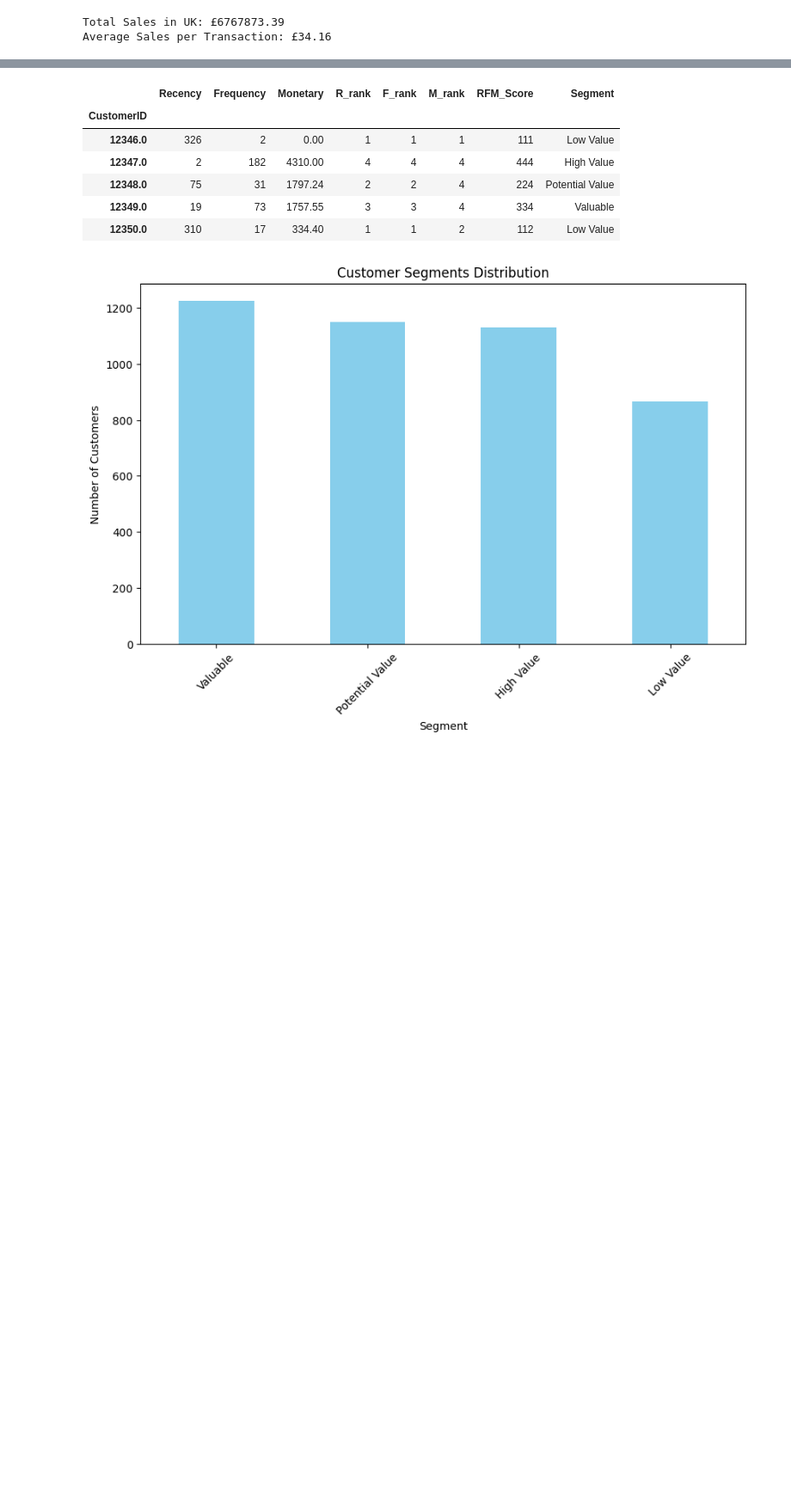
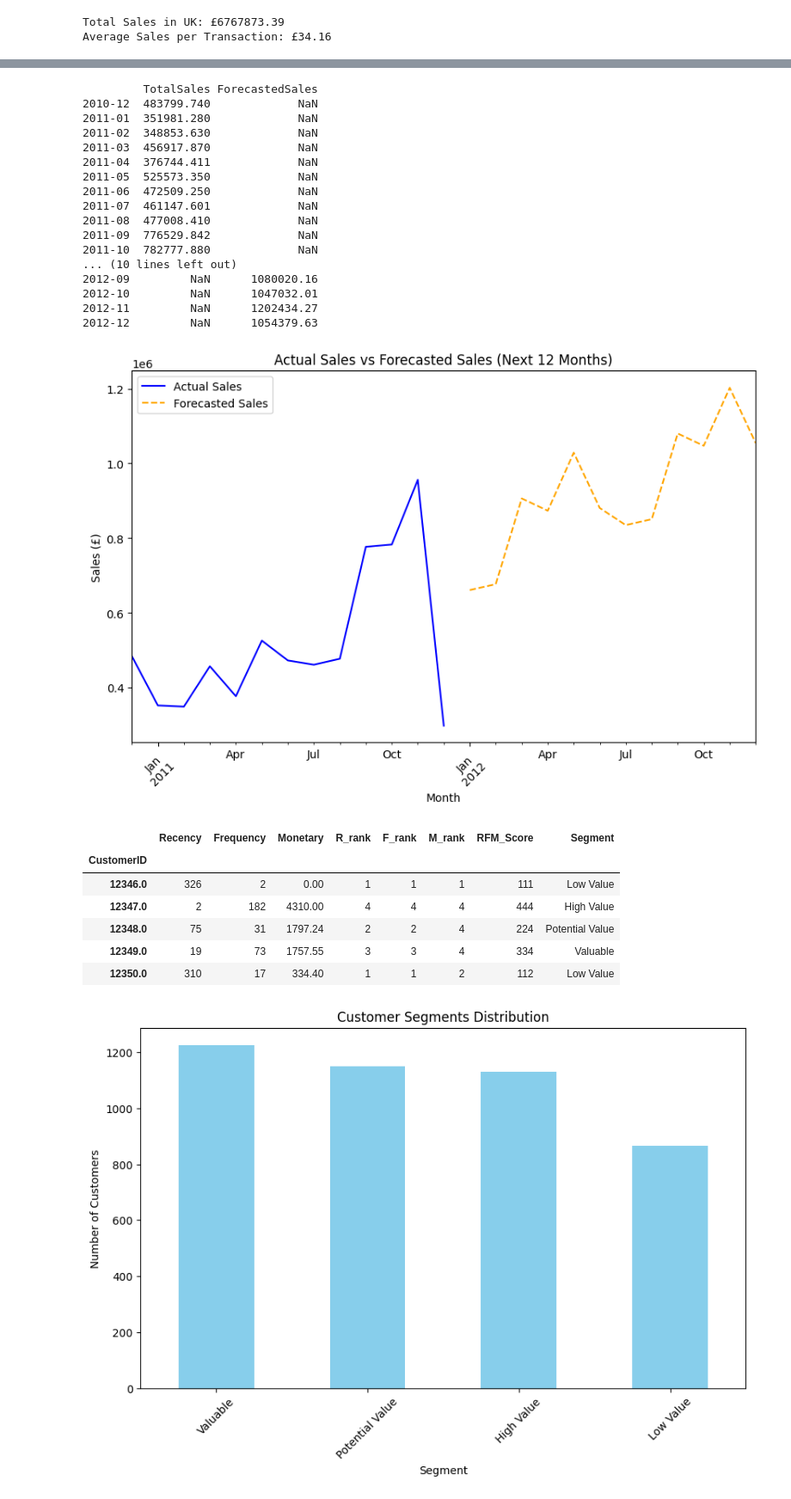
Before and after one commit to Fatimat01/AI-ML-Projects, a Jupyter notebook: projects/project1/analysis.ipynb, the cells around one changed output, grey strips where cells are left out. Shown at 86% size. Saved outputs shown, nothing was run; the diff lists cells and outputs as text; code cells hidden in the pictures; blank space fills up the shorter version.

Commit message:
updated analysis

```diff
--- a/projects/project1/analysis.ipynb
+++ b/projects/project1/analysis.ipynb
@@ -146,3 +126,58 @@ plt.show()
+# %%
+# Time-Series Analysis
+# Total sales by Date (day) ignoring time
+# sales_by_date = uk_data.groupby(uk_data['InvoiceDate'].dt.date)['TotalSales'].sum()
+
+# Group sales by month
+monthly_sales = uk_data.groupby(uk_data['InvoiceDate'].dt.to_period('M'))['TotalSales'].sum()
+# Fit a Time-Series Model (Holt-Winters Exponential Smoothing)
+model = ExponentialSmoothing(monthly_sales, trend='add', seasonal='add', seasonal_periods=6)
+fitted_model = model.fit()
+
+# Make Predictions - Forecast sales for the next 12 months
+forecast = fitted_model.forecast(12)
+
+# Create a DataFrame for the forecasted period
+forecast_df = pd.DataFrame(forecast, columns=['ForecastedSales'])
+forecast_df = forecast_df['ForecastedSales'].apply(lambda x: f"{x:.2f}")
+# Combine actual and forecasted data into one table
+combined_sales = pd.concat([monthly_sales, forecast_df], axis=1)
+
+# Display the combined table
+print(combined_sales)
+
+# Plot Actual Sales and Forecasted Sales
+plt.figure(figsize=(10,6))
+monthly_sales.plot(kind='line', label='Actual Sales', color='blue')
+forecast.plot(kind='line', label='Forecasted Sales', color='orange', linestyle='--')
+plt.title('Actual Sales vs Forecasted Sales (Next 12 Months)')
+plt.xlabel('Month')
+plt.ylabel('Sales (£)')
+plt.legend()
+plt.xticks(rotation=45)
+plt.show()
+
+# Print the forecasted values
+#print(forecast)
+# %% [output]
+         TotalSales ForecastedSales
+2010-12  483799.740             NaN
+2011-01  351981.280             NaN
+2011-02  348853.630             NaN
+2011-03  456917.870             NaN
+2011-04  376744.411             NaN
+2011-05  525573.350             NaN
+2011-06  472509.250             NaN
+2011-07  461147.601             NaN
+2011-08  477008.410             NaN
+2011-09  776529.842             NaN
+2011-10  782777.880             NaN
+... (10 lines left out)
+2012-09         NaN      1080020.16
+2012-10         NaN      1047032.01
+2012-11         NaN      1202434.27
+2012-12         NaN      1054379.63
+[figure, added]
 # %%
 ## RFM Analysis
 
```
Also changed, not shown: parts of 4 cells of this notebook, 2 other files.
